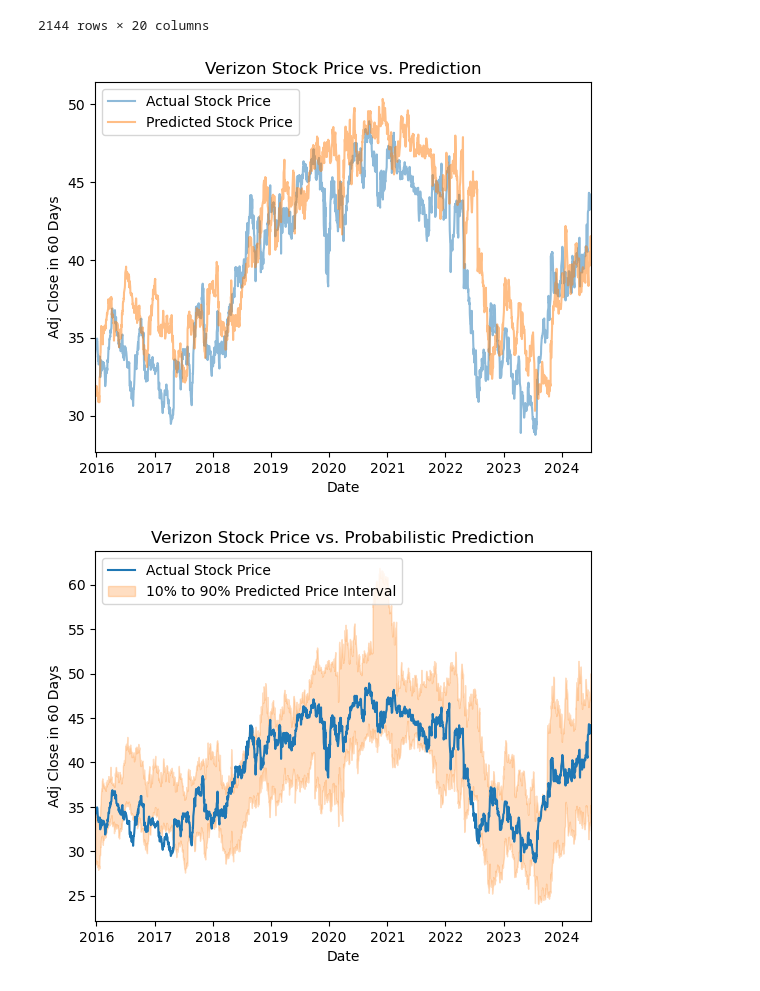
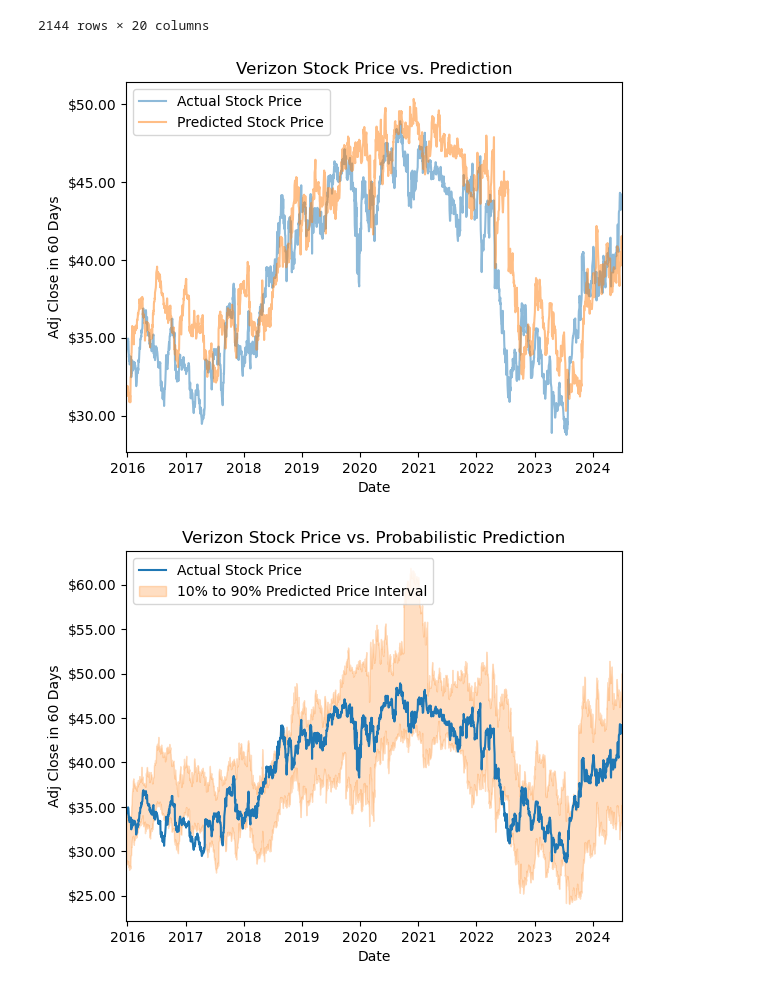
Before and after one commit to shughes1000/stock-price-forecasting, a Jupyter notebook: code/analysis/verizon_forecast.ipynb, the cells around one changed output. Saved outputs shown, nothing was run; the diff lists cells and outputs as text; code cells hidden in the pictures.

Commit message:
improved plots

```diff
--- a/code/analysis/verizon_forecast.ipynb
+++ b/code/analysis/verizon_forecast.ipynb
@@ -138,32 +138,35 @@ df_test
 # %%
 import matplotlib.pyplot as plt
 import seaborn as sns
+from matplotlib.ticker import FuncFormatter
 
 plt.plot(figsize=(6, 4))
 
 sns.lineplot(
     data=df_test,
     x='Date',
     y='Adj Close in 60 Days',
     alpha=0.5,
     label='Actual Stock Price',
 )
 
 sns.lineplot(
     data=df_test,
     x='Date',
     y='Prediction',
     alpha=0.5,
     label='Predicted Stock Price',
 )
 
 plt.title('Verizon Stock Price vs. Prediction')
 
 plt.xlim(df_test['Date'].min(), df_test['Date'].max())
 
+plt.gca().yaxis.set_major_formatter(FuncFormatter(lambda x, _: f"${x:,.2f}"))
+
 plt.show()
 # %% [output]
-[figure, old version]
+[figure, new version]
 # %%
 import matplotlib.pyplot as plt
 import seaborn as sns
@@ -190,8 +193,10 @@ plt.title('Verizon Stock Price vs. Probabilistic Prediction')
 
 plt.xlim(df_test['Date'].min(), df_test['Date'].max())
 
+plt.gca().yaxis.set_major_formatter(FuncFormatter(lambda x, _: f"${x:,.2f}"))
+
 plt.legend(loc='upper left')
 
 plt.show()
 # %% [output]
-[figure, old version]
+[figure, new version]
```
Also changed, not shown: 1 other file.
